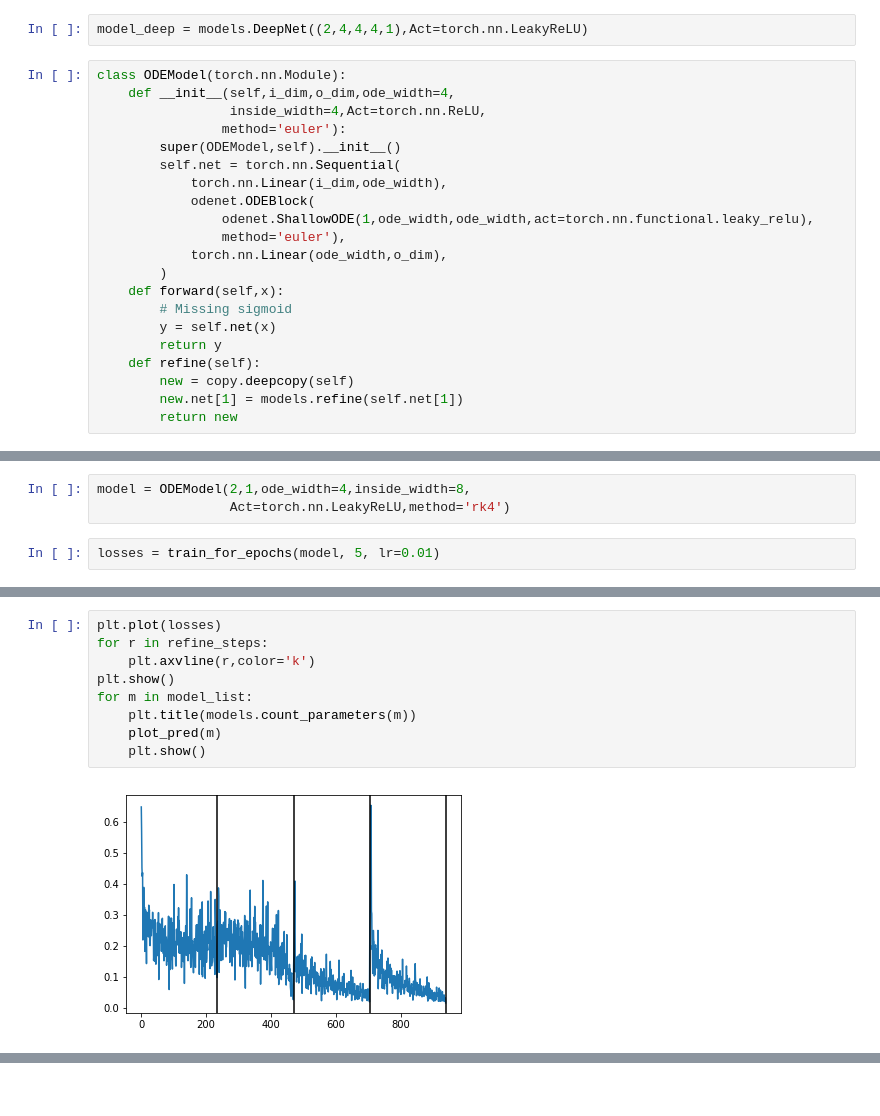
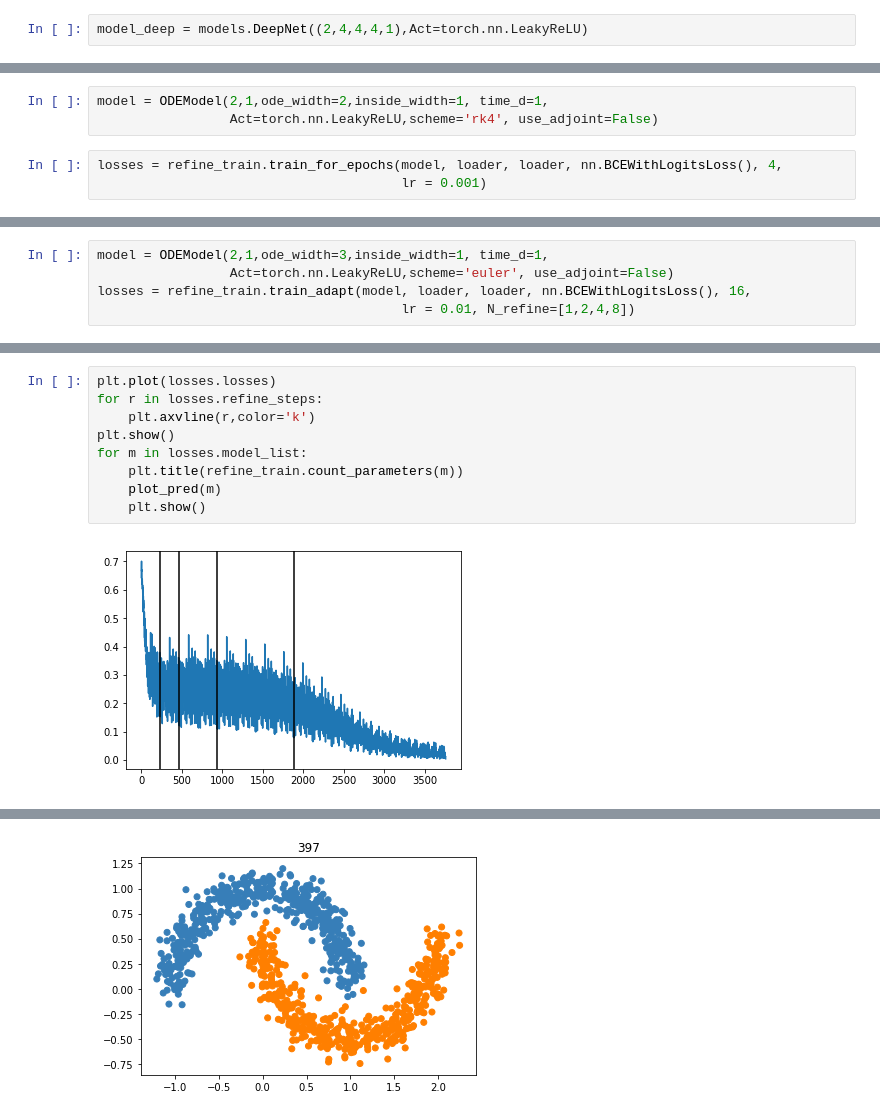
Before and after one commit to afqueiruga/StatefulOdeNets, a Jupyter notebook: toy_datasets_2.ipynb, the cells around one changed output, grey strips where cells are left out. Cells and saved outputs as stored; diff of their text form.

```diff
--- a/toy_datasets_2.ipynb
+++ b/toy_datasets_2.ipynb
@@ -55,27 +55,6 @@ dataset = torch.utils.data.TensorDataset(
 loader = torch.utils.data.DataLoader(dataset,batch_size=64)
 # %%
 model_deep = models.DeepNet((2,4,4,4,1),Act=torch.nn.LeakyReLU)
-# %%
-class ODEModel(torch.nn.Module):
-    def __init__(self,i_dim,o_dim,ode_width=4,
-                 inside_width=4,Act=torch.nn.ReLU,
-                method='euler'):
-        super(ODEModel,self).__init__()
-        self.net = torch.nn.Sequential(
-            torch.nn.Linear(i_dim,ode_width),
-            odenet.ODEBlock(
-                odenet.ShallowODE(1,ode_width,ode_width,act=torch.nn.functional.leaky_relu),
-                method='euler'),
-            torch.nn.Linear(ode_width,o_dim),
-        )
-    def forward(self,x):
-        # Missing sigmoid
-        y = self.net(x)
-        return y
-    def refine(self):
-        new = copy.deepcopy(self)
-        new.net[1] = models.refine(self.net[1])
-        return new
 # %%
 model_shallow = models.ShallowNet(2,1,hidden=8,Act=torch.nn.LeakyReLU)
 losses = refine_train.train_for_epochs(
@@ -93,6 +104,7 @@ plot_pred(model_shallow)
 # %%
-model = ODEModel(2,1,ode_width=4,inside_width=8,
-                 Act=torch.nn.LeakyReLU,method='rk4')
+model = ODEModel(2,1,ode_width=2,inside_width=1, time_d=1,
+                 Act=torch.nn.LeakyReLU,scheme='rk4', use_adjoint=False)
 # %%
-losses = train_for_epochs(model, 5, lr=0.01)
+losses = refine_train.train_for_epochs(model, loader, loader, nn.BCEWithLogitsLoss(), 4,
+                                       lr = 0.001)
 # %% [output]
@@ -120,0 +126,5 @@ Adapting to  337 with lr =  0.01
+# %%
+model = ODEModel(2,1,ode_width=3,inside_width=1, time_d=1,
+                 Act=torch.nn.LeakyReLU,scheme='euler', use_adjoint=False)
+losses = refine_train.train_adapt(model, loader, loader, nn.BCEWithLogitsLoss(), 16,
+                                       lr = 0.01, N_refine=[1,2,4,8])
@@ -121,11 +178,11 @@ Adapting to  337 with lr =  0.01
 # %%
-plt.plot(losses)
-for r in refine_steps:
+plt.plot(losses.losses)
+for r in losses.refine_steps:
     plt.axvline(r,color='k')
 plt.show()
-for m in model_list:
-    plt.title(models.count_parameters(m))
+for m in losses.model_list:
+    plt.title(refine_train.count_parameters(m))
     plot_pred(m)
     plt.show()
 # %% [output]
-[figure, old version]
+[figure, new version]
@@ -135,0 +193 @@ for m in model_list:
+[figure, added]
```
Also changed, not shown: parts of 16 cells of this notebook, 1 other file.
